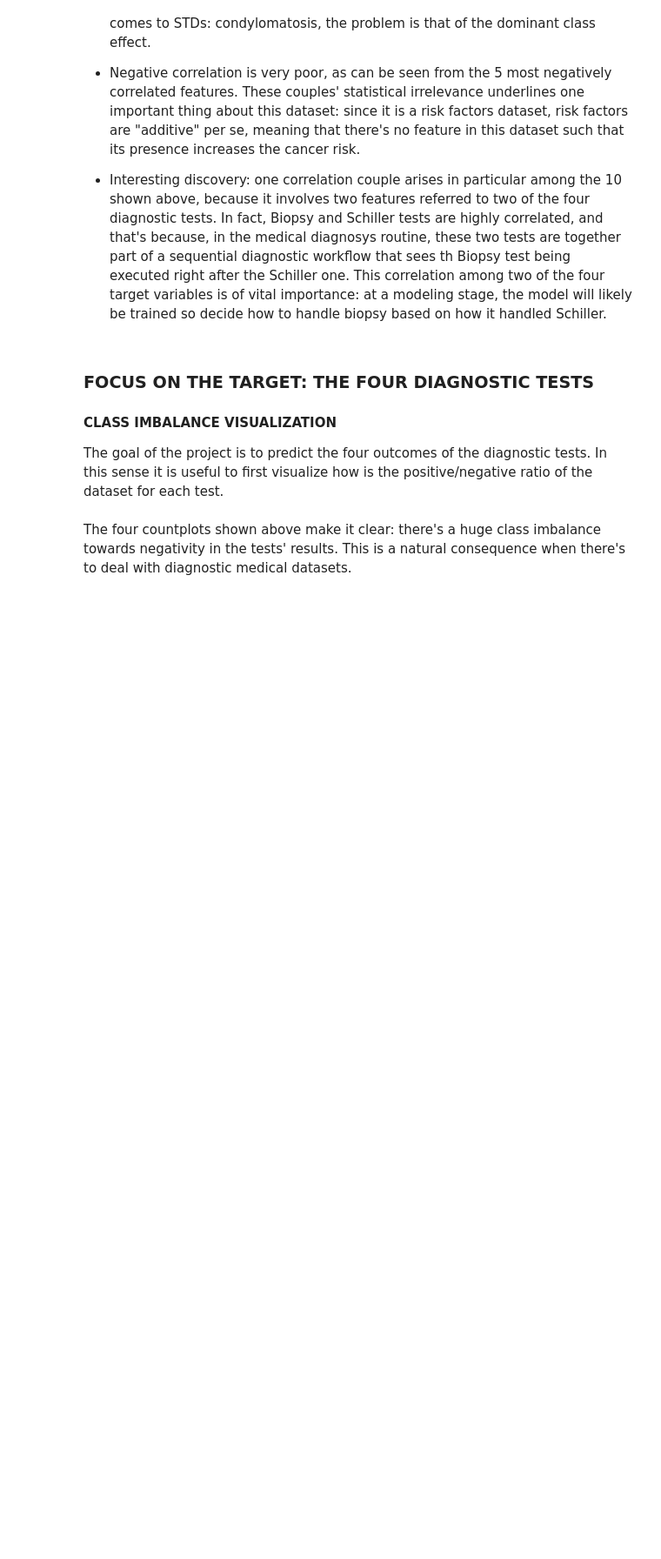
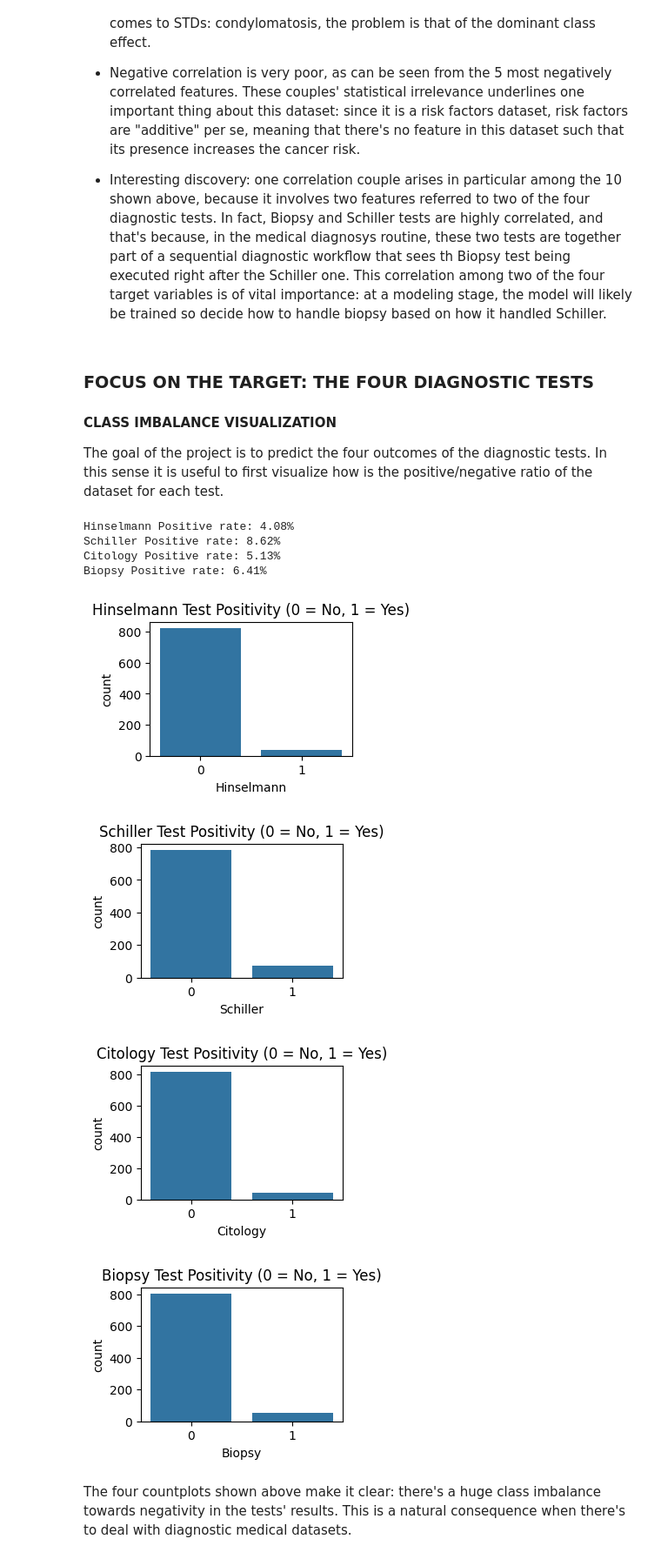
Before and after one commit to Filippo7206/unibo-dtm-ml-2526-cervical-cancer-predictor, a Jupyter notebook: notebooks/01_eda.ipynb, the cells around one changed output. Shown at 87% size. Cells and saved outputs as stored; diff of their text form; code cells hidden in the pictures; blank space fills up the shorter version.

```diff
--- a/notebooks/01_eda.ipynb
+++ b/notebooks/01_eda.ipynb
@@ -301,13 +310,26 @@ What is it possible to extract from these results?
 #### CLASS IMBALANCE VISUALIZATION
 The goal of the project is to predict the four outcomes of the diagnostic tests. In this sense it is useful to first visualize how is the positive/negative ratio of the dataset for each test.
 # %%
+report =[]
 targets = ['Hinselmann', 'Schiller', 'Citology', 'Biopsy']
 for target in targets:
+    report.append(df[target].value_counts())
+    print(target, "Positive rate: {:.2f}%".format(df[target].mean() * 100))
+
     plt.figure(figsize=(3,2))
     ax = sns.countplot(data=df, x=target)
     plt.title(f"{target} Test Positivity (0 = No, 1 = Yes)")
 
 plt.show()
+# %% [output]
+Hinselmann Positive rate: 4.08%
+Schiller Positive rate: 8.62%
+Citology Positive rate: 5.13%
+Biopsy Positive rate: 6.41%
+[figure, added]
+[figure, added]
+[figure, added]
+[figure, added]
 # %% [markdown]
 The four countplots shown above make it clear: there's a huge class imbalance towards negativity in the tests' results. This is a natural consequence when there's to deal with diagnostic medical datasets.
 # %% [markdown]
```
Also changed, not shown: parts of 12 cells of this notebook.
